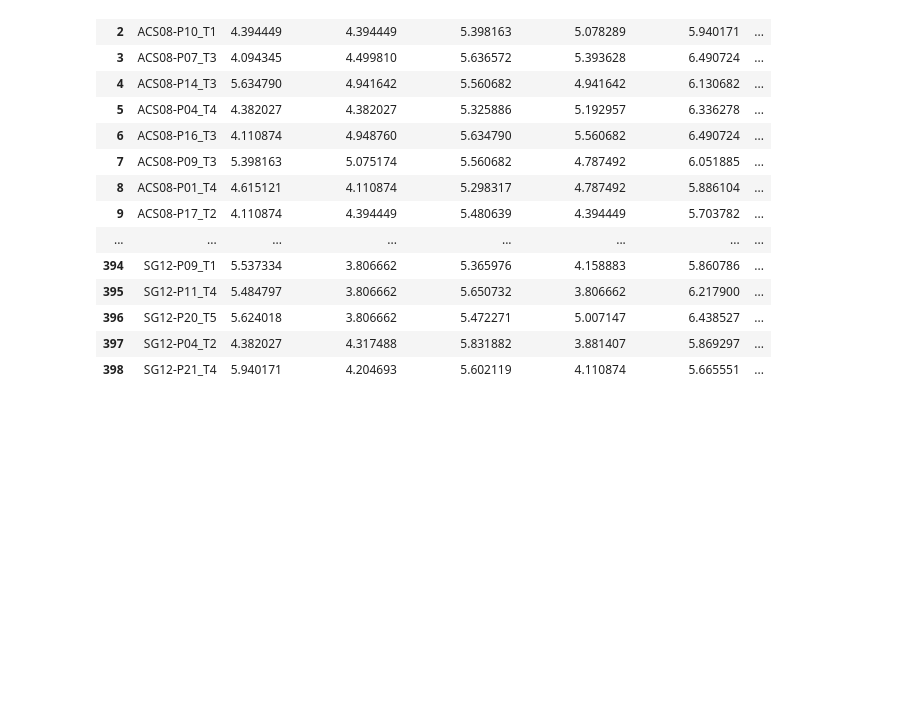
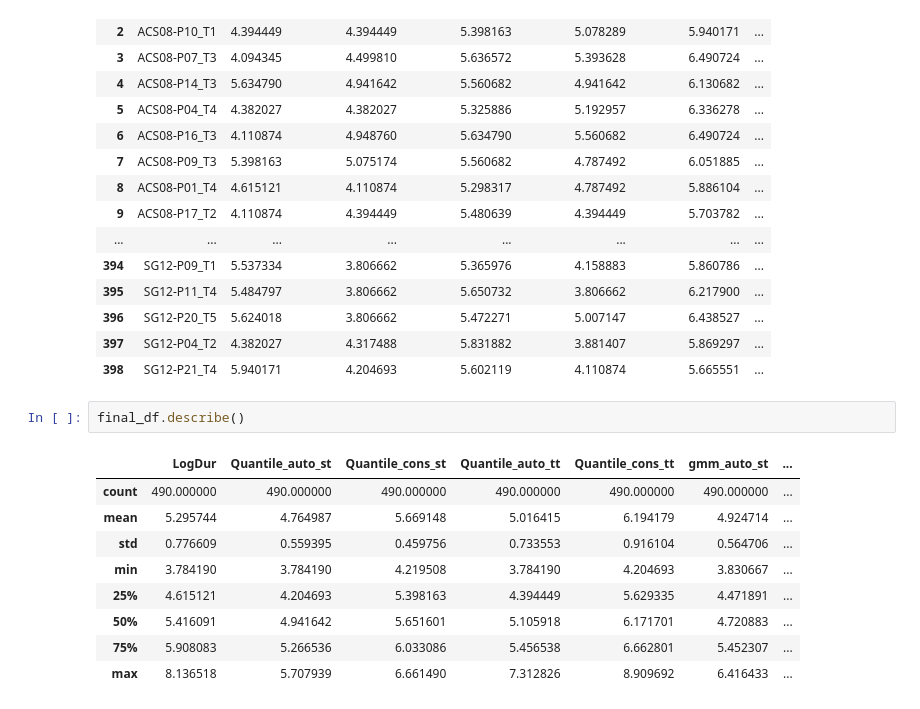
Before and after one commit to Critt-Kent/Key-Gaze-Correlation, a Jupyter notebook: Key-Gaze-correlation.ipynb, the cells around one changed output. Saved outputs shown, nothing was run; the diff lists cells and outputs as text; blank space fills up the shorter version.

```diff
--- a/Key-Gaze-correlation.ipynb
+++ b/Key-Gaze-correlation.ipynb
@@ -752,3 +752,15 @@ final_df
 | 396 | SG12-P20_T5 | 5.624018 | 3.806662 | 5.472271 | 5.007147 | 6.438527 | ... |
 | 397 | SG12-P04_T2 | 4.382027 | 4.317488 | 5.831882 | 3.881407 | 5.869297 | ... |
 | 398 | SG12-P21_T4 | 5.940171 | 4.204693 | 5.602119 | 4.110874 | 5.665551 | ... |
+# %%
+final_df.describe()
+# %% [output]
+|  | LogDur | Quantile_auto_st | Quantile_cons_st | Quantile_auto_tt | Quantile_cons_tt | gmm_auto_st | ... |
+| count | 490.000000 | 490.000000 | 490.000000 | 490.000000 | 490.000000 | 490.000000 | ... |
+| mean | 5.295744 | 4.764987 | 5.669148 | 5.016415 | 6.194179 | 4.924714 | ... |
+| std | 0.776609 | 0.559395 | 0.459756 | 0.733553 | 0.916104 | 0.564706 | ... |
+| min | 3.784190 | 3.784190 | 4.219508 | 3.784190 | 4.204693 | 3.830667 | ... |
+| 25% | 4.615121 | 4.204693 | 5.398163 | 4.394449 | 5.629335 | 4.471891 | ... |
+| 50% | 5.416091 | 4.941642 | 5.651601 | 5.105918 | 6.171701 | 4.720883 | ... |
+| 75% | 5.908083 | 5.266536 | 6.033086 | 5.456538 | 6.662801 | 5.452307 | ... |
+| max | 8.136518 | 5.707939 | 6.661490 | 7.312826 | 8.909692 | 6.416433 | ... |
```
Also changed, not shown: parts of 5 cells of this notebook.
